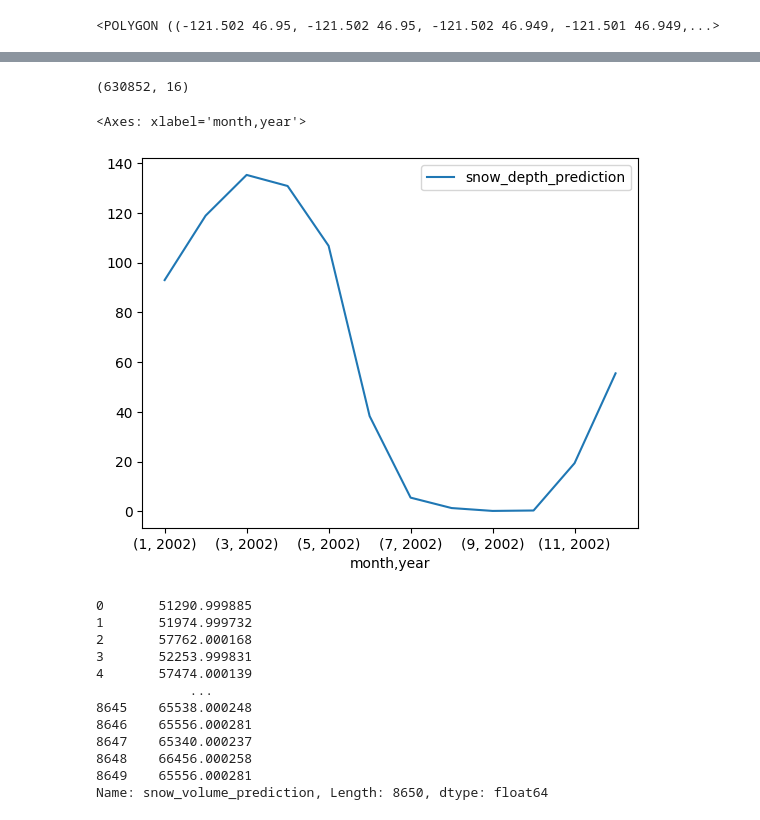
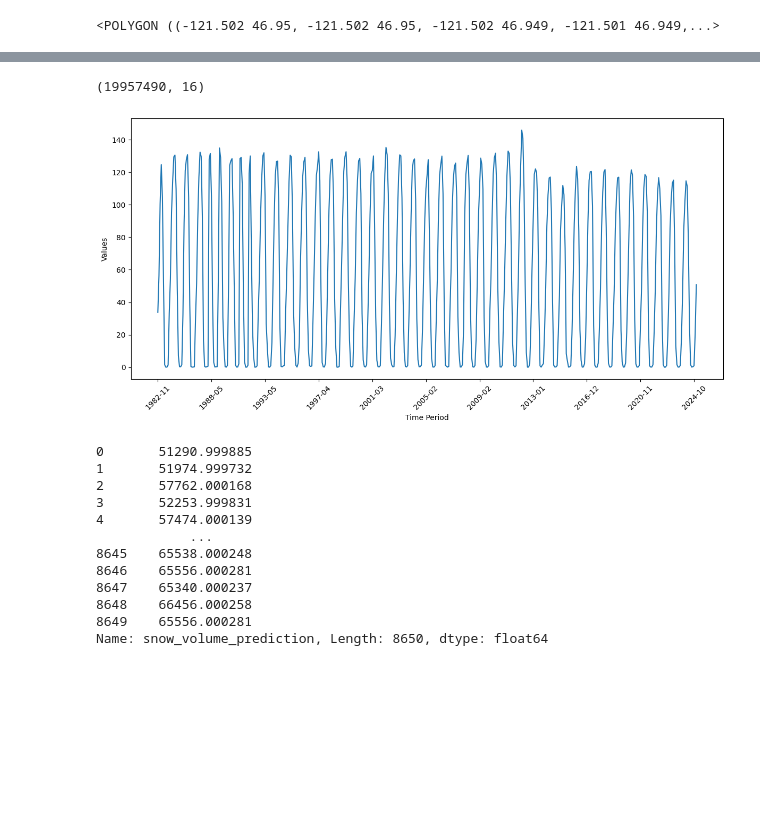
Before and after one commit to abarciauskas-bgse/snow-depth-estimation, a Jupyter notebook: 03_estimate_snow.ipynb, the cells around one changed output, grey strips where cells are left out. Saved outputs shown, nothing was run; the diff lists cells and outputs as text; code cells hidden in the pictures; blank space fills up the shorter version.

```diff
--- a/03_estimate_snow.ipynb
+++ b/03_estimate_snow.ipynb
@@ -100,7 +130,7 @@ results.shape
 # %%
-results['datetime'] = pd.to_datetime(results['time'])
-results['day'] = results['datetime'].dt.day
-results['month'] = results['datetime'].dt.month
-results['year'] = results['datetime'].dt.year
-results.loc[~results['fsca'].between(0, 1000), 'fsca'] = None
+results_df['datetime'] = pd.to_datetime(results_df['time'])
+results_df['day'] = results_df['datetime'].dt.day
+results_df['month'] = results_df['datetime'].dt.month
+results_df['year'] = results_df['datetime'].dt.year
+results_df.loc[~results_df['fsca'].between(0, 1000), 'fsca'] = None
 # %%
@@ -118,7 +145,7 @@ results.describe()
 # %%
 
 input_columns = ["red", "green", "blue", "coastal", "nir08", "swir16", "swir22", "fsca", "latitude", "longitude", "month"]
-x_input_data = results[input_columns]
+x_input_data = results_df[input_columns]
 x_scaled = X_scaler.transform(x_input_data)
 # %%
 y_pred = model.predict(x_scaled)
@@ -140,17 +167,34 @@ array([[55.5518751 ],
 # %%
-results['snow_depth_prediction'] = y_scaled
+results_df['snow_depth_prediction'] = y_scaled
 # %%
-results.shape
+results_df.shape
 # %% [output]
-(630852, 16)
+(19957490, 16)
 # %%
 # get average snow depth over the resort area from all pixels available for a given month-year
-results_grouped = results.groupby(['month', 'year']).agg({'snow_depth_prediction': 'mean'})
+results_grouped = results_df.groupby(['year', 'month']).agg({'snow_depth_prediction': 'mean'})
 # %%
-results_grouped.plot()
+import matplotlib.pyplot as plt
+
+# Sort by year and month first
+df = results_grouped.reset_index()
+df = df.sort_values(['year', 'month'])
+
+# Create a combined month-year label
+df['month_year'] = df['year'].astype(str) + '-' + df['month'].astype(str).str.zfill(2)
+
+# Plot
+plt.figure(figsize=(12, 6))
+plt.plot(range(len(df)), df['snow_depth_prediction'])
+plt.xlabel('Time Period')
+plt.ylabel('Values')
+plt.xticks(range(0, len(df), max(1, len(df)//10)),
+           df['month_year'].iloc[::max(1, len(df)//10)],
+           rotation=45)
+plt.tight_layout()
+plt.show()
 # %% [output]
-<Axes: xlabel='month,year'>
-[figure, old version]
+[figure, new version]
 # %%
 # what we have a matrix of observations, identified by datetime and a snow depth prediction for each pixel.
 # We can multiply those by the size of each pixel to get the area of snow.
```
Also changed, not shown: parts of 14 cells of this notebook, 3 other files.
